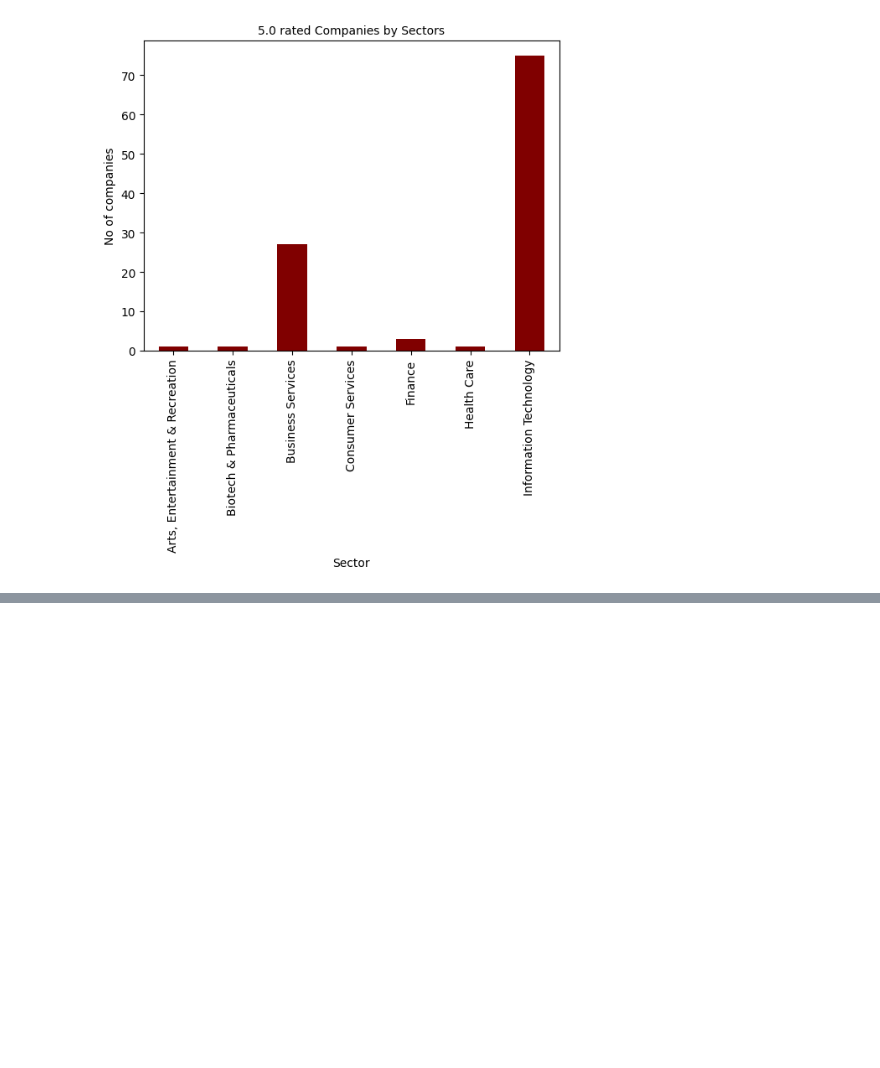
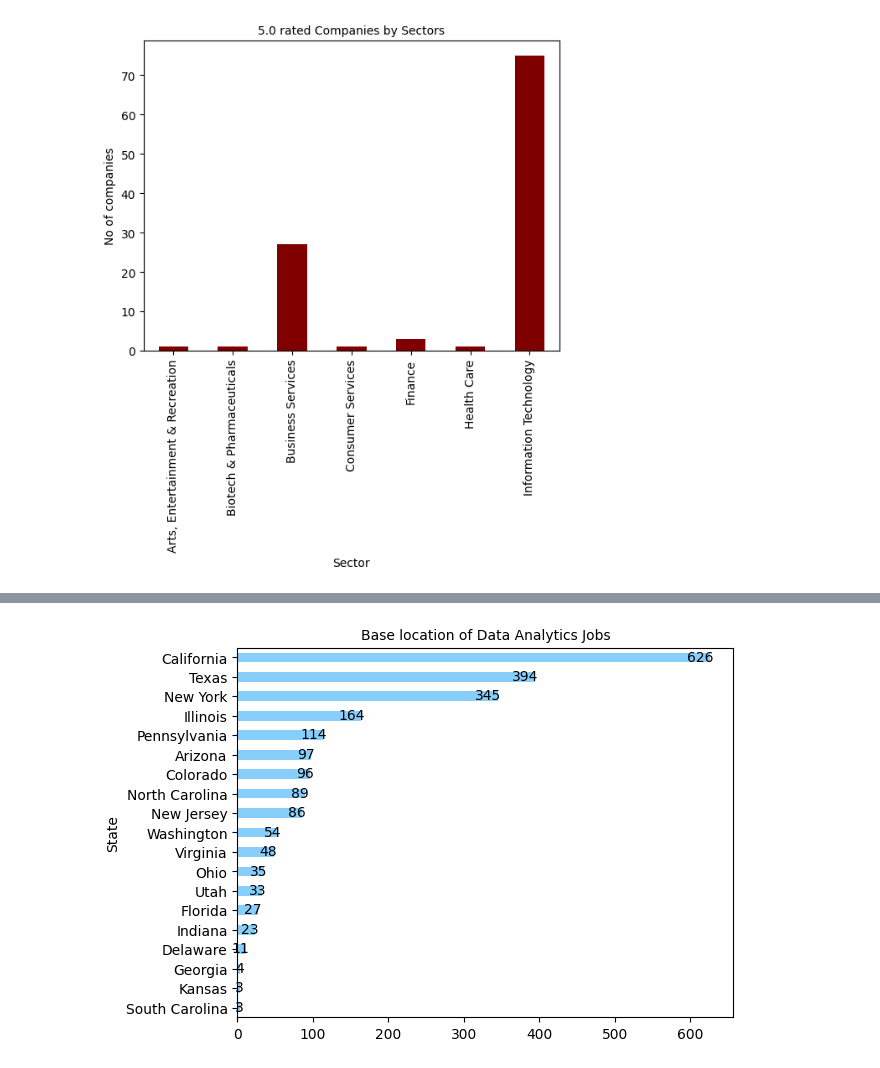
Before and after one commit to toduchoang/Python-Folder, a Jupyter notebook: (Project) Data_Analysis_Job_Market.ipynb, the cells around one changed output, grey strips where cells are left out. Saved outputs shown, nothing was run; the diff lists cells and outputs as text; code cells hidden in the pictures; blank space fills up the shorter version.

```diff
--- a/(Project) Data_Analysis_Job_Market.ipynb
+++ b/(Project) Data_Analysis_Job_Market.ipynb
@@ -156,0 +183,3 @@ Text(0.5, 1.0, '5.0 rated Companies by Sectors')
+# %%
+location = df.groupby('State')['Company Name'].count()
+location.sort_values(ascending=False)
@@ -156,0 +204,11 @@ Text(0.5, 1.0, '5.0 rated Companies by Sectors')
+# %%
+ln = location.sort_values().plot(kind='barh', color = 'lightskyblue')
+plt.title('Base location of Data Analytics Jobs', fontsize =10)
+
+for p in ln.patches:
+    width = p.get_width()
+    plt.text(5+p.get_width(), p.get_y()+0.55*p.get_height(),
+             '{:1.0f}'.format(width),
+             ha='right', va='center')
+# %% [output]
+[figure, added]
```
Also changed, not shown: parts of 9 cells of this notebook.
